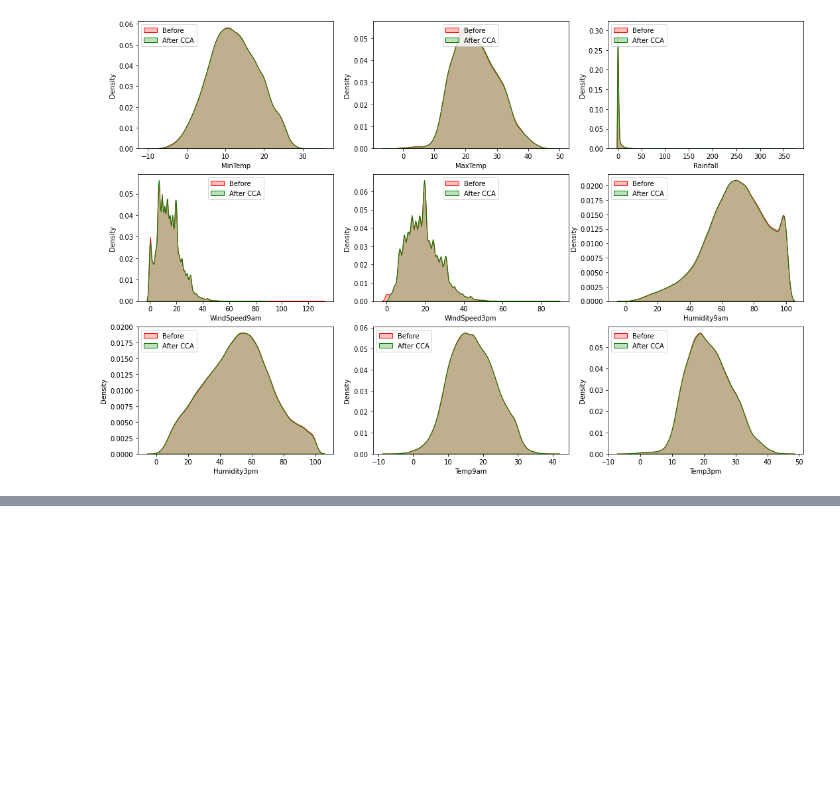
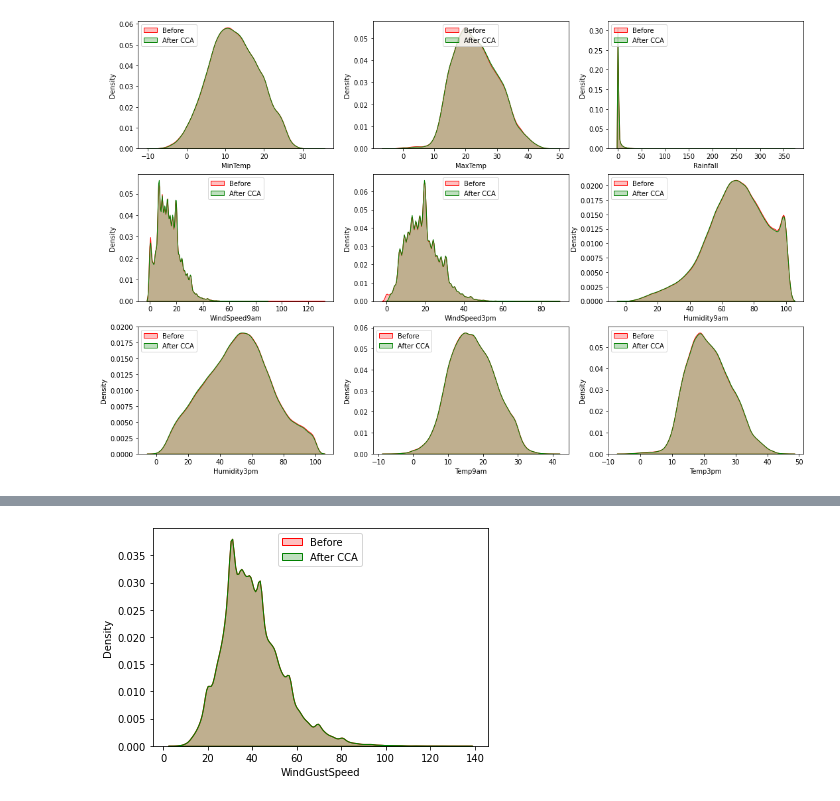
Before and after one commit to yuvraaj2002/Old_projects, a Jupyter notebook: Rain_prediction/Main_code.ipynb, the cells around one changed output, grey strips where cells are left out. Saved outputs shown, nothing was run; the diff lists cells and outputs as text; code cells hidden in the pictures; blank space fills up the shorter version.

Commit message:
Implemented CCA technique to handle missing values on certain features

```diff
--- a/Rain_prediction/Main_code.ipynb
+++ b/Rain_prediction/Main_code.ipynb
@@ -113,7 +113,7 @@ array(['Albury', 'BadgerysCreek', 'Cobar', 'CoffsHarbour', 'Moree',
 # Data processing
 # %%
 # Let's first get all the features having percentage of missing values < 5%
-cols_1 = [col for col in df.columns if df[col].isnull().mean()*100<5 and df[col].isnull().mean()*100>0]
+cols_1 = [col for col in df.columns if df[col].isnull().mean()*100<5.0 and df[col].isnull().mean()*100>0.0]
 temp1 = df[cols_1].copy()
 temp1.head(5)
 # %% [output]
@@ -171,0 +220,6 @@ plt.show()
+# %%
+df.dropna(subset = cols_1,inplace=True)
+# %%
+cols_2 = [col for col in df.columns if df[col].isnull().mean()*100<5 and df[col].isnull().mean()*100>0]
+temp2 = df[cols_2].copy()
+temp2.head(5)
@@ -171,0 +233,14 @@ plt.show()
+# %%
+# Let's implement CCA technique to handle missing values
+temp2.dropna(inplace=True)
+# %%
+#Let's visualize the change in the distribution before and after removing the missing values
+fig,ax = plt.subplots(figsize=(6,4))
+
+sns.kdeplot(df['WindGustSpeed'],shade=True,color = 'red',label = 'Before')
+sns.kdeplot(temp2['WindGustSpeed'],shade=True,color = 'green',label = 'After CCA')
+ax.legend(loc='upper center')
+
+plt.show()
+# %% [output]
+[figure, added]
```
Also changed, not shown: parts of 10 cells of this notebook.
